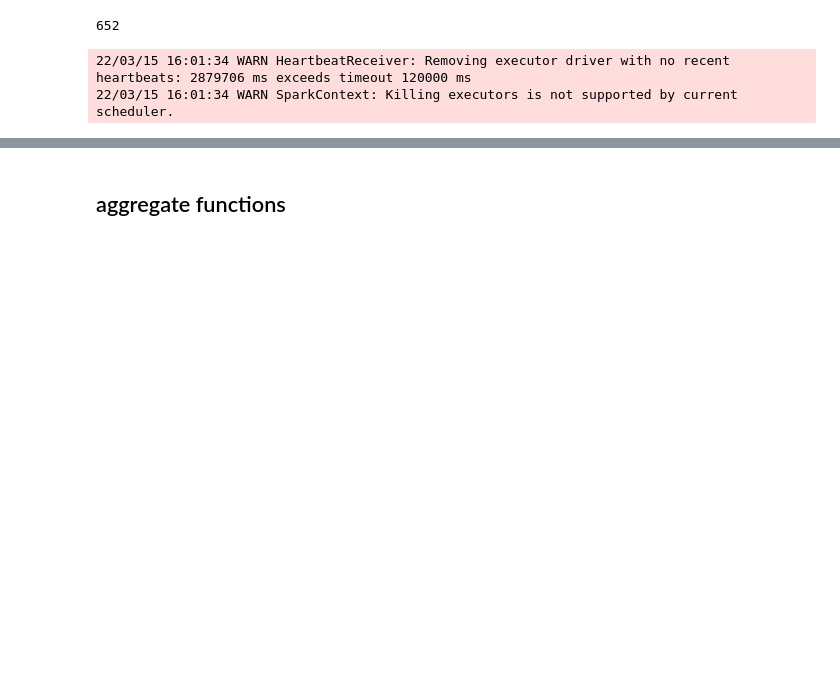
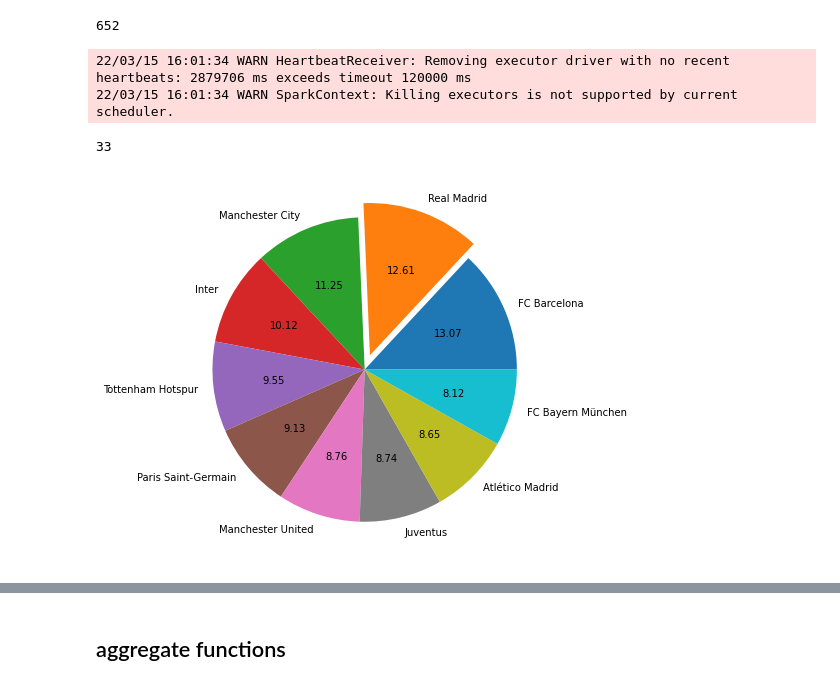
Before and after one commit to Shashank2909/pyspark, a Jupyter notebook: bigData.ipynb, the cells around one changed output, grey strips where cells are left out. Cells and saved outputs as stored; diff of their text form; code cells hidden in the pictures; blank space fills up the shorter version.

```diff
--- a/bigData.ipynb
+++ b/bigData.ipynb
@@ -338,6 +364,6 @@ df.rdd.getNumPartitions()
 # %% [output]
 3
 # %%
-df = df.repartition(10)
+df = df.repartition(1)
 df.rdd.getNumPartitions()
 # %% [output]
@@ -440,7 +460,7 @@ df.count()
 241
 # %%
 #dropping rows with na value
-df_drop = df.na.drop(how='any',subset=['Club'])
+df = df.na.drop(how='any',subset=['Club'])
 # %%
 df_fill = df.na.fill("Fc_Goa",subset=['Club'])  #filling the na values
 df_fill.filter(df_fill.Club=="Fc_Goa").show()
@@ -566,3 +586,17 @@ df.select('Club').distinct().count()
 22/03/15 16:01:34 WARN SparkContext: Killing executors is not supported by current scheduler.
 # %%
 #df = df.withColumnRenamed('Preferred foot','Preferred_foot')
+df.select('ID').filter("Club == 'FC Barcelona'").count()
+# %% [output]
+33
+# %%
+q1 = df.groupBy('Club').agg(sum('Value').alias('Total_Value')).orderBy('Total_Value',ascending=False).limit(10)
+club_list = [row['Club'] for row in q1.collect()]
+value_list = [row['Total_Value'] for row in q1.collect()]
+
+## pie chart
+plt.figure(figsize=(7,7))
+plt.pie(value_list,labels=club_list,explode=[0,0.1,0,0,0,0,0,0,0,0],autopct='%0.2f')
+plt.show()
+# %% [output]
+[figure, added]
```
Also changed, not shown: parts of 26 cells of this notebook.
